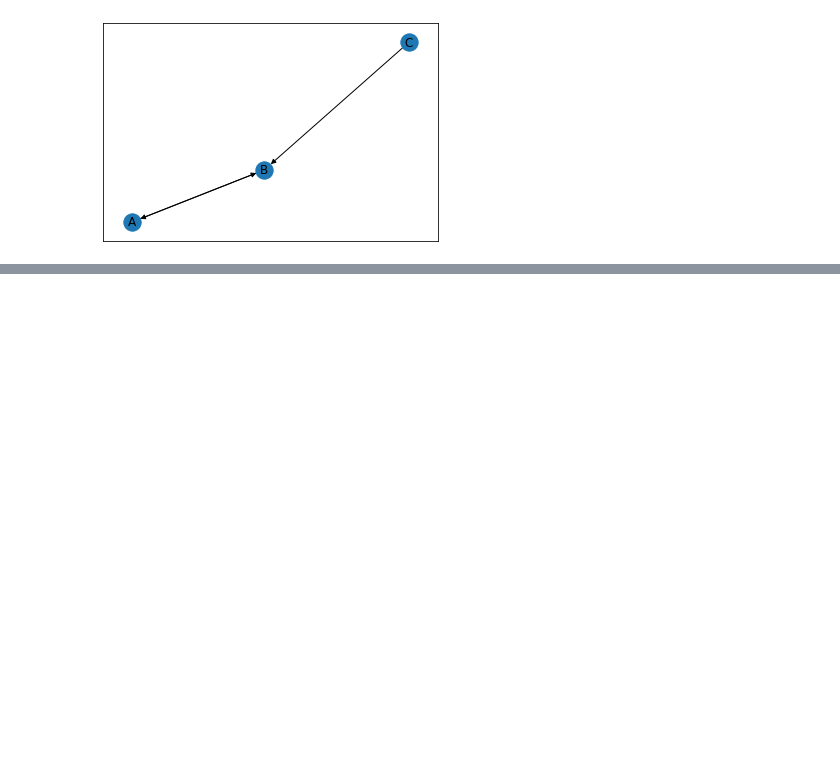
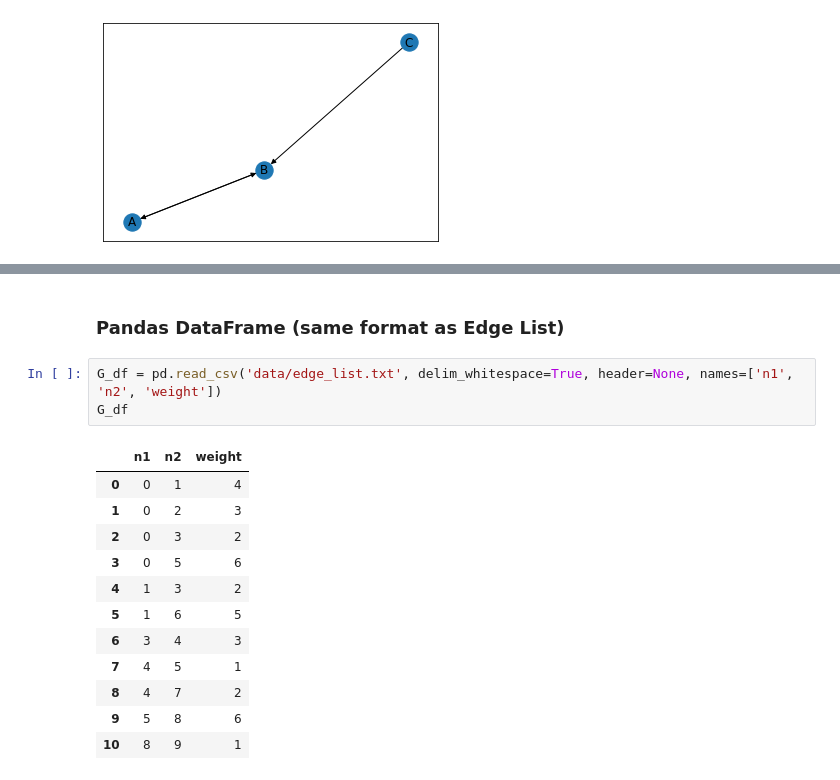
Before and after one commit to Siliam/social_network_analysis, a Jupyter notebook: networkx/Nodes and Edges - NetworkX.ipynb, the cells around one changed output, grey strips where cells are left out. Saved outputs shown, nothing was run; the diff lists cells and outputs as text; blank space fills up the shorter version.

```diff
--- a/networkx/Nodes and Edges - NetworkX.ipynb
+++ b/networkx/Nodes and Edges - NetworkX.ipynb
@@ -254,0 +351,18 @@ nx.bipartite.sets(B)
+# %% [markdown]
+### Pandas DataFrame (same format as Edge List)
+# %%
+G_df = pd.read_csv('data/edge_list.txt', delim_whitespace=True, header=None, names=['n1', 'n2', 'weight'])
+G_df
+# %% [output]
+|  | n1 | n2 | weight |
+| 0 | 0 | 1 | 4 |
+| 1 | 0 | 2 | 3 |
+| 2 | 0 | 3 | 2 |
+| 3 | 0 | 5 | 6 |
+| 4 | 1 | 3 | 2 |
+| 5 | 1 | 6 | 5 |
+| 6 | 3 | 4 | 3 |
+| 7 | 4 | 5 | 1 |
+| 8 | 4 | 7 | 2 |
+| 9 | 5 | 8 | 6 |
+| 10 | 8 | 9 | 1 |
```
Also changed, not shown: parts of 72 cells of this notebook.
